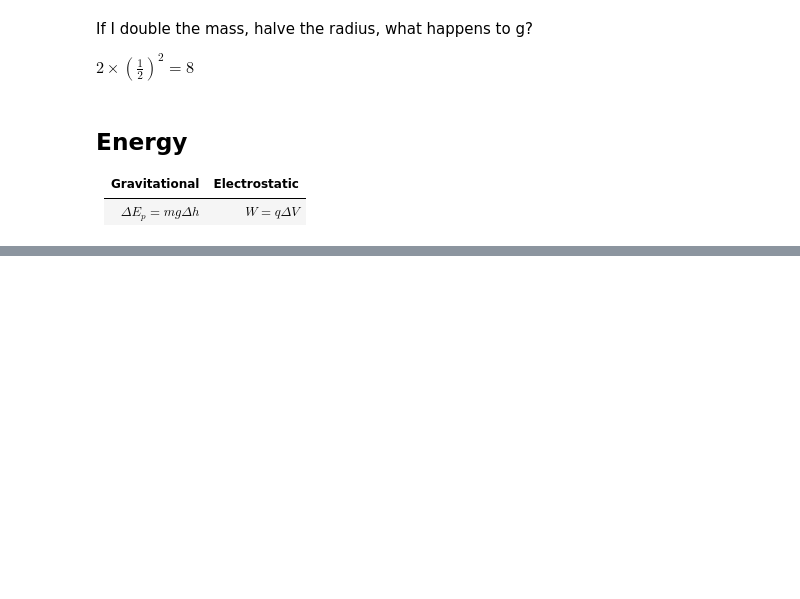
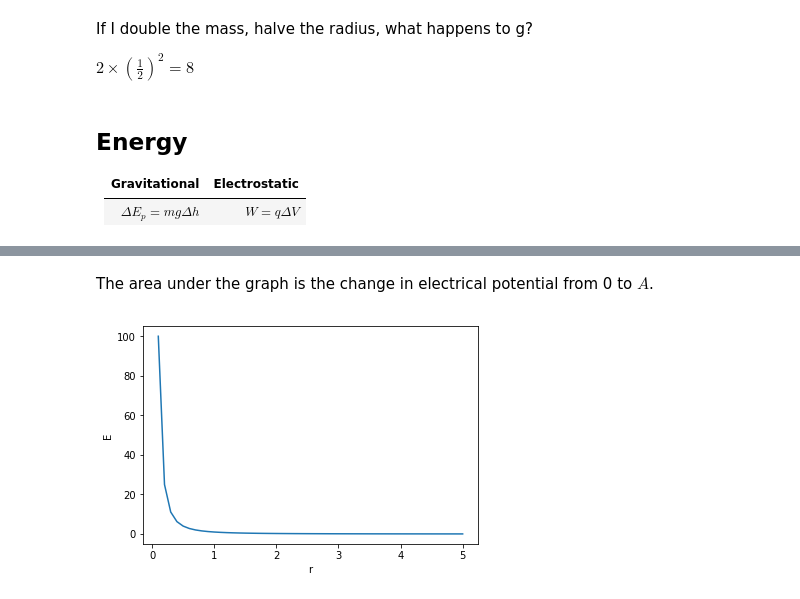
Before and after one commit to Pyxidatol-C/IB, a Jupyter notebook: 1BI/PHY/10-fields.ipynb, the cells around one changed output, grey strips where cells are left out. Saved outputs shown, nothing was run; the diff lists cells and outputs as text; code cells hidden in the pictures; blank space fills up the shorter version.

```diff
--- a/1BI/PHY/10-fields.ipynb
+++ b/1BI/PHY/10-fields.ipynb
@@ -64,0 +153,11 @@ $2 \times (\frac{1}{2})^2 = 8$
+# %% [markdown]
+The area under the graph is the change in electrical potential from 0 to $A$.
+# %%
+r = np.linspace(.1, 5)
+E = 1 / r ** 2
+plt.plot(r, E)
+plt.xlabel("r")
+plt.ylabel("E")
+plt.show()
+# %% [output]
+[figure, added]
```
Also changed, not shown: parts of 11 cells of this notebook, 1 other file.
